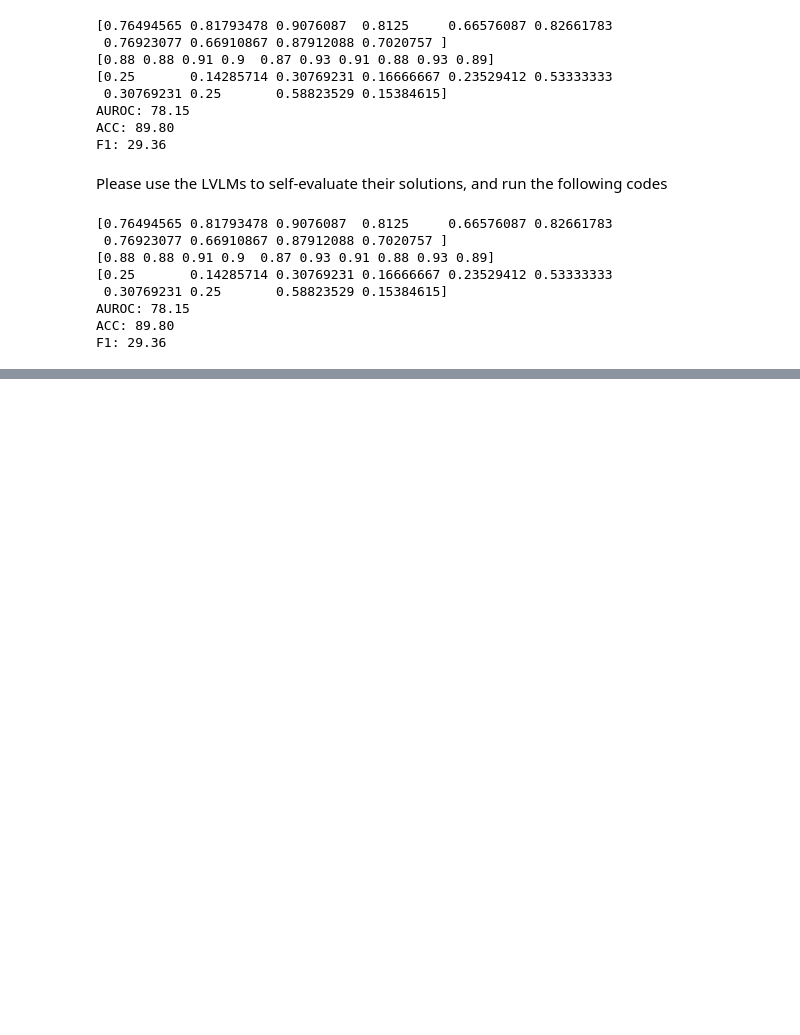
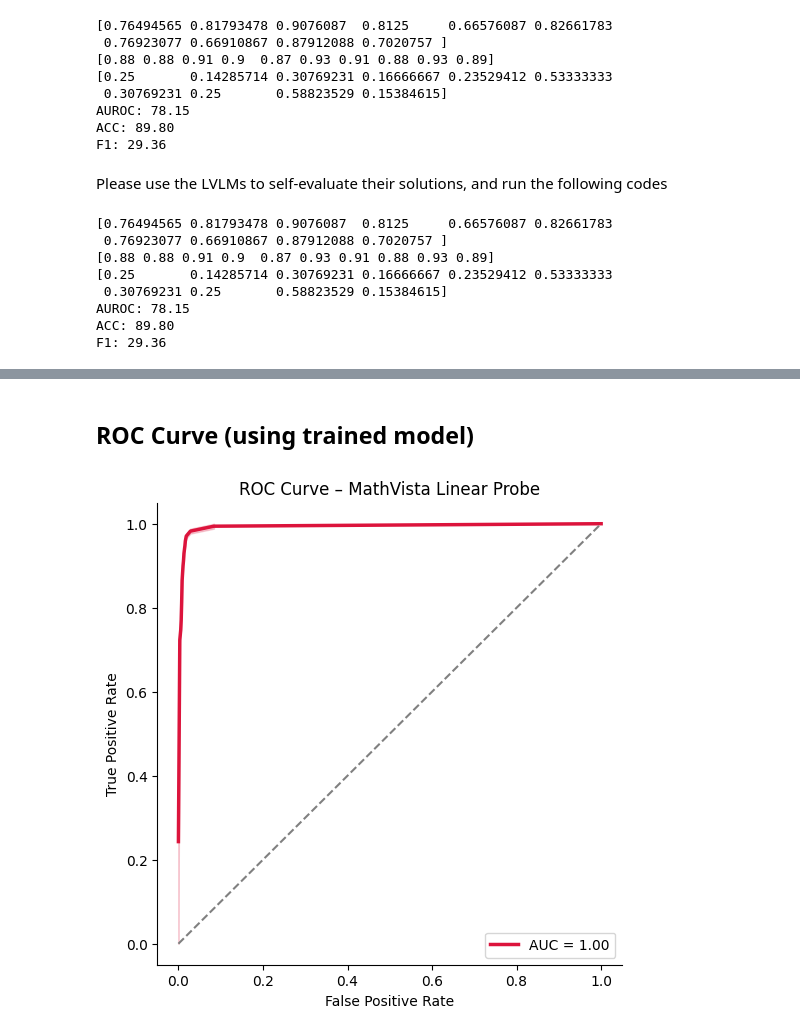
Before and after one commit to he-yulong/LVLM-LP, a Jupyter notebook: Task4_Unc_eval.ipynb, the cells around one changed output, grey strips where cells are left out. Drawn from its saved outputs; the diff is of its cells as text; code cells hidden in the pictures; blank space fills up the shorter version.

```diff
--- a/Task4_Unc_eval.ipynb
+++ b/Task4_Unc_eval.ipynb
@@ -138,0 +182,20 @@ F1: 29.36
+# %% [markdown]
+## ROC Curve (using trained model)
+# %%
+from sklearn.metrics import roc_curve, auc
+
+y_scores = model.predict_proba(X)[:,1]  # probability for class 1
+fpr, tpr, _ = roc_curve(y, y_scores)
+roc_auc = auc(fpr, tpr)
+
+plt.figure(figsize=(6,6))
+sns.lineplot(x=fpr, y=tpr, label=f"AUC = {roc_auc:.2f}", linewidth=2.5, color="crimson")
+plt.plot([0,1],[0,1],'--',color='gray')
+plt.xlabel("False Positive Rate")
+plt.ylabel("True Positive Rate")
+plt.title("ROC Curve – MathVista Linear Probe")
+plt.legend(loc="lower right")
+sns.despine()
+plt.show()
+# %% [output]
+[figure, added]
```
Also changed, not shown: parts of 4 cells of this notebook, 3 other files.
